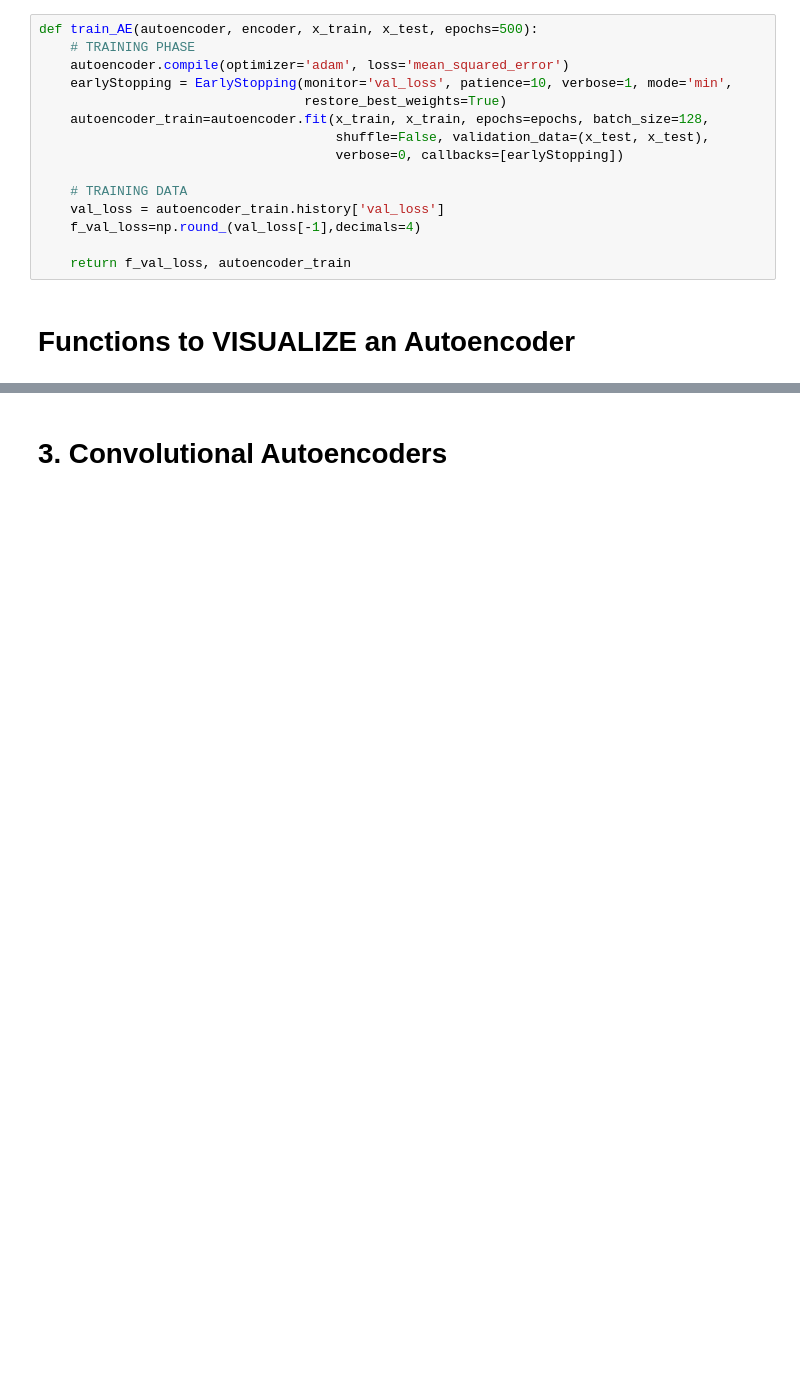
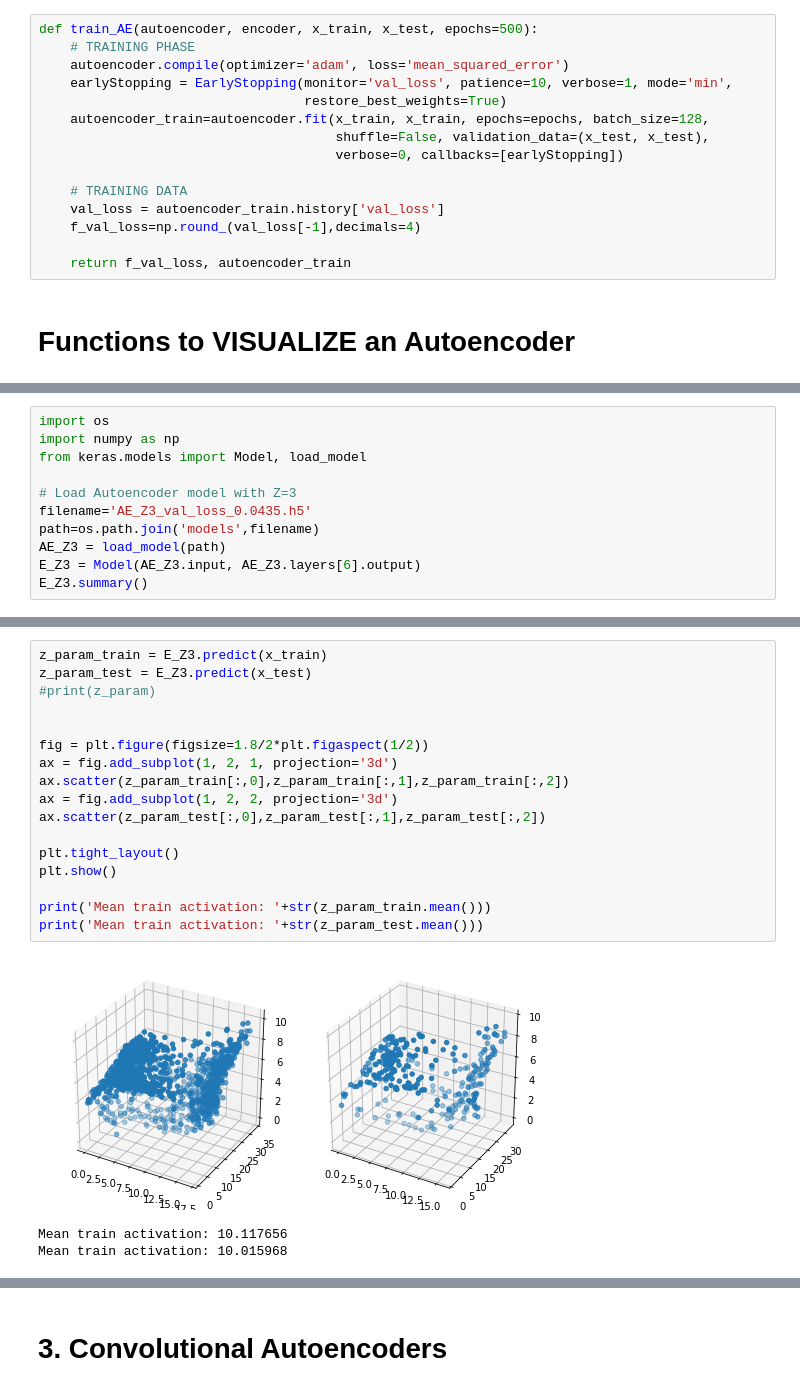
Before and after one commit to ssharma1991/5ss-platform-path-synthesis, a Jupyter notebook: Simulation Code/2. Autoencoder/Convolution Autoencoder.ipynb, the cells around one changed output, grey strips where cells are left out. Drawn from its saved outputs; the diff is of its cells as text; blank space fills up the shorter version.

```diff
--- a/Simulation Code/2. Autoencoder/Convolution Autoencoder.ipynb
+++ b/Simulation Code/2. Autoencoder/Convolution Autoencoder.ipynb
@@ -204,0 +290,11 @@ def b_spline_interpolation(inp_pts, out_n):
+# %%
+import os
+import numpy as np
+from keras.models import Model, load_model
+
+# Load Autoencoder model with Z=3
+filename='AE_Z3_val_loss_0.0435.h5'
+path=os.path.join('models',filename)
+AE_Z3 = load_model(path)
+E_Z3 = Model(AE_Z3.input, AE_Z3.layers[6].output)
+E_Z3.summary()
@@ -204,0 +319,21 @@ def b_spline_interpolation(inp_pts, out_n):
+# %%
+z_param_train = E_Z3.predict(x_train)
+z_param_test = E_Z3.predict(x_test)
+#print(z_param)
+
+
+fig = plt.figure(figsize=1.8/2*plt.figaspect(1/2))
+ax = fig.add_subplot(1, 2, 1, projection='3d')
+ax.scatter(z_param_train[:,0],z_param_train[:,1],z_param_train[:,2])
+ax = fig.add_subplot(1, 2, 2, projection='3d')
+ax.scatter(z_param_test[:,0],z_param_test[:,1],z_param_test[:,2])
+
+plt.tight_layout()
+plt.show()
+
+print('Mean train activation: '+str(z_param_train.mean()))
+print('Mean train activation: '+str(z_param_test.mean()))
+# %% [output]
+[figure, added]
+Mean train activation: 10.117656
+Mean train activation: 10.015968
```
Also changed, not shown: parts of 18 cells of this notebook, 1 other file.
